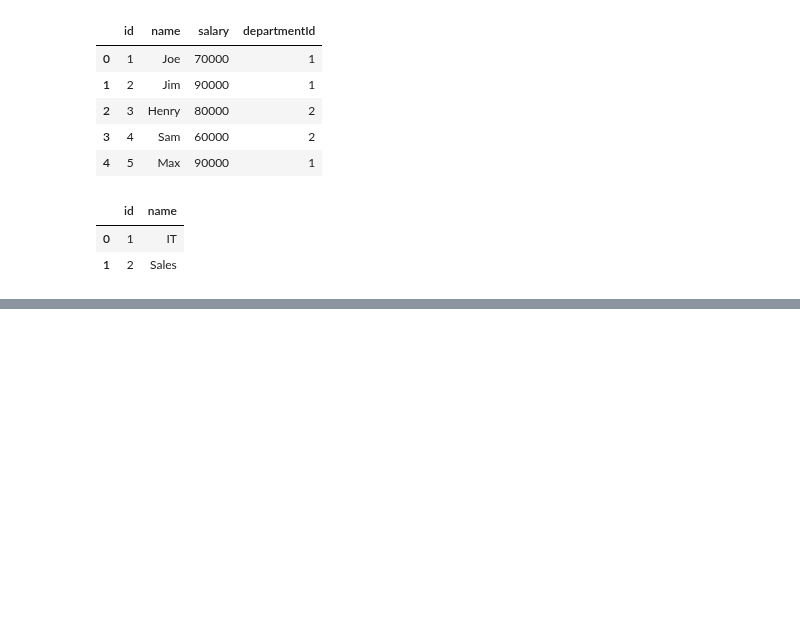
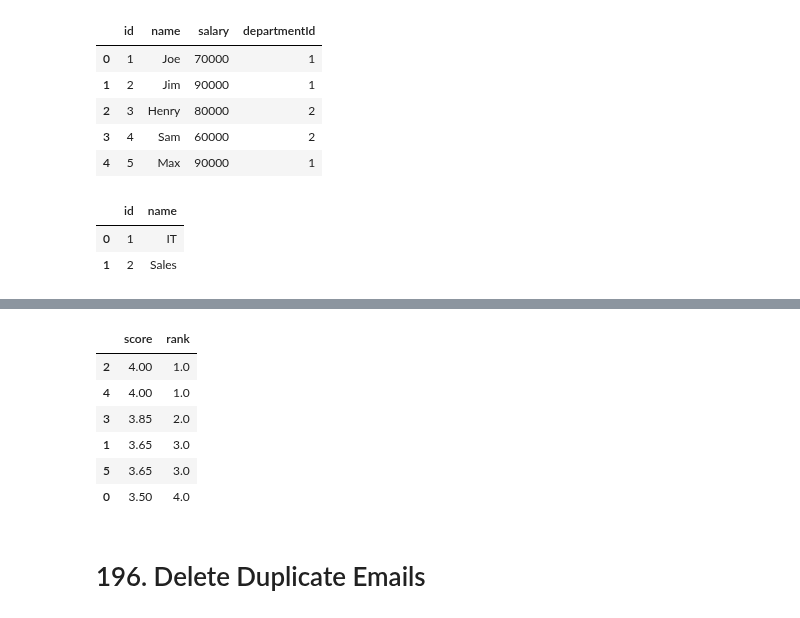
Before and after one commit to rufous86/studies, a Jupyter notebook: leetcode/2_Data_Manipulation_and_Statistics.ipynb, the cells around one changed output, grey strips where cells are left out. Saved outputs shown, nothing was run; the diff lists cells and outputs as text; code cells hidden in the pictures; blank space fills up the shorter version.

```diff
--- a/leetcode/2_Data_Manipulation.ipynb
+++ b/leetcode/2_Data_Manipulation_and_Statistics.ipynb
@@ -329,0 +416,16 @@ display(department)
+# %%
+def order_scores(scores: pd.DataFrame) -> pd.DataFrame:
+    scores['rank'] = scores['score'].rank(method='dense', ascending=False)
+    return scores.drop('id', axis=1).sort_values(by='rank')
+
+order_scores(scores)
+# %% [output]
+|  | score | rank |
+| 2 | 4.00 | 1.0 |
+| 4 | 4.00 | 1.0 |
+| 3 | 3.85 | 2.0 |
+| 1 | 3.65 | 3.0 |
+| 5 | 3.65 | 3.0 |
+| 0 | 3.50 | 4.0 |
+# %% [markdown]
+# 196. Delete Duplicate Emails
```
Also changed, not shown: parts of 15 cells of this notebook.
